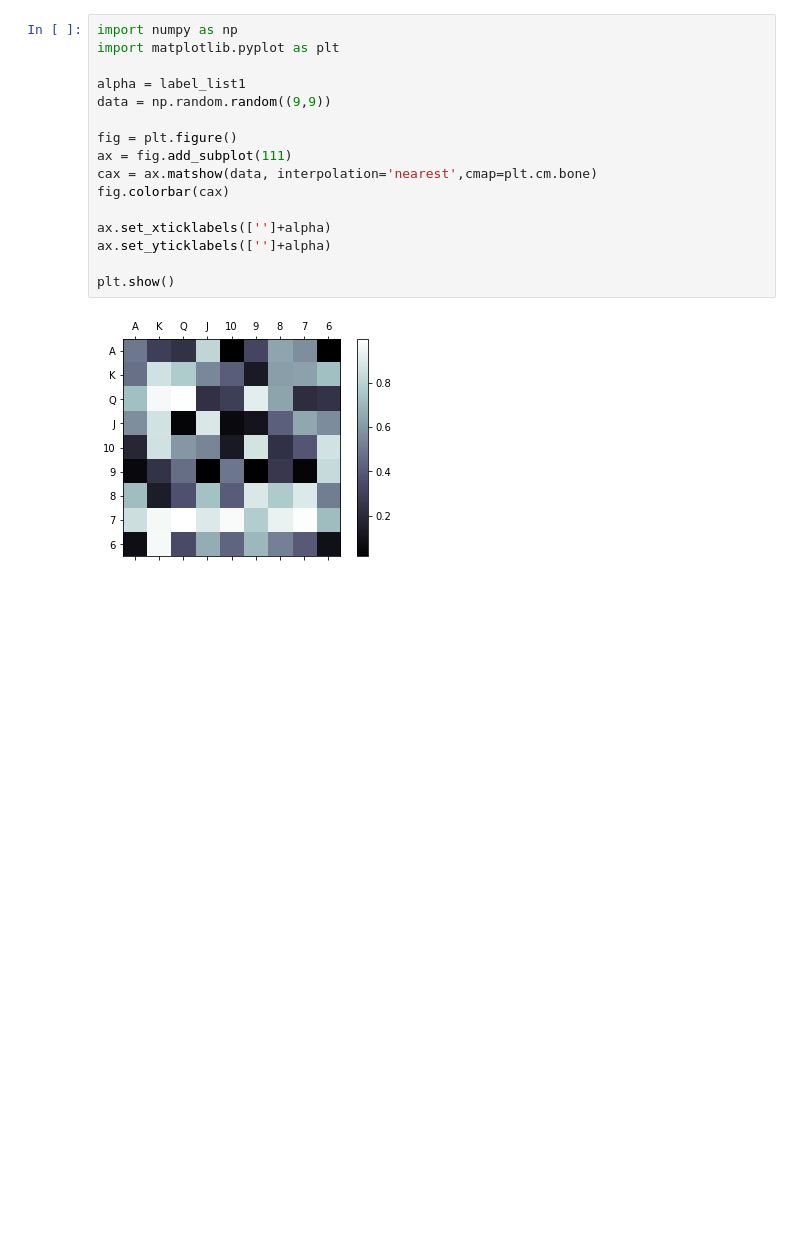
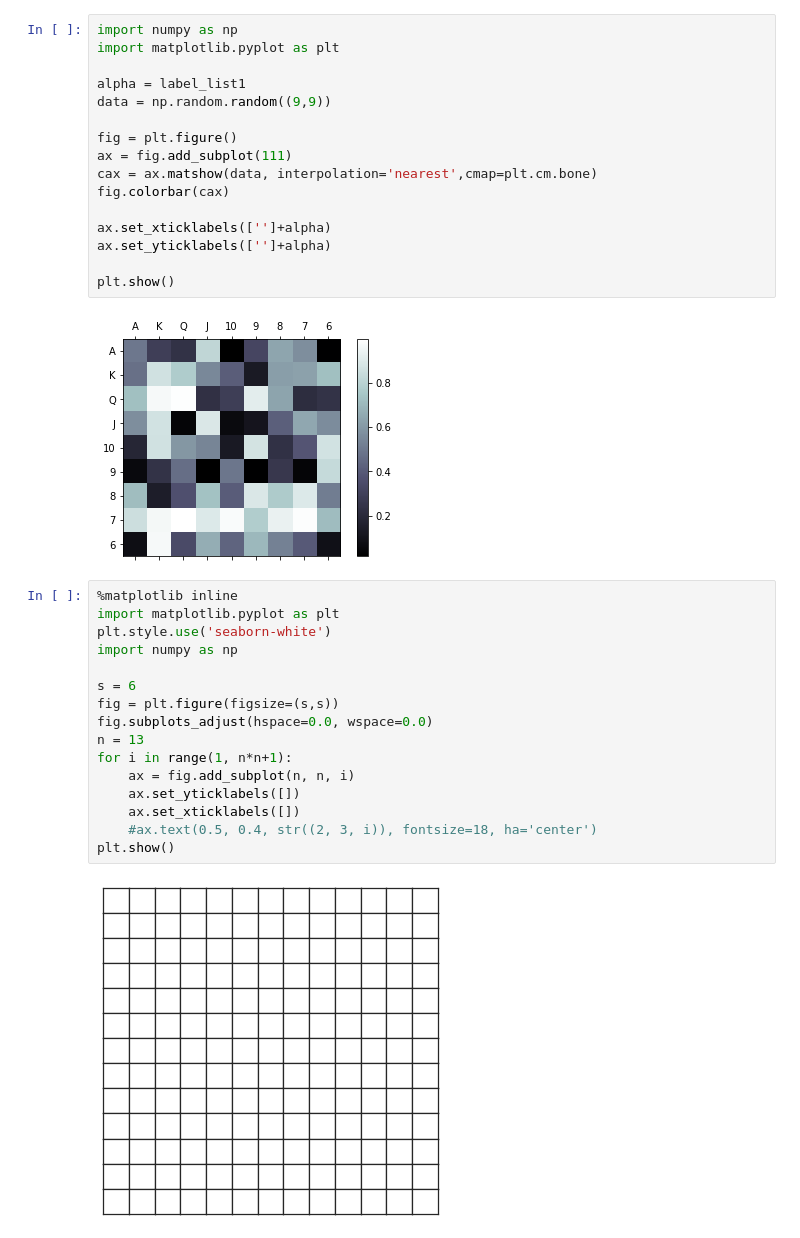
Before and after one commit to pfingstberg/matplotlib, a Jupyter notebook: pyplot_example.ipynb, the cells around one changed output. Drawn from its saved outputs; the diff is of its cells as text; blank space fills up the shorter version.

```diff
--- a/pyplot_example.ipynb
+++ b/pyplot_example.ipynb
@@ -40,3 +40,21 @@ ax.set_yticklabels(['']+alpha)
 plt.show()
 # %% [output]
 [figure]
+# %%
+%matplotlib inline
+import matplotlib.pyplot as plt
+plt.style.use('seaborn-white')
+import numpy as np
+
+s = 6
+fig = plt.figure(figsize=(s,s))
+fig.subplots_adjust(hspace=0.0, wspace=0.0)
+n = 13
+for i in range(1, n*n+1):
+    ax = fig.add_subplot(n, n, i)
+    ax.set_yticklabels([])
+    ax.set_xticklabels([])
+    #ax.text(0.5, 0.4, str((2, 3, i)), fontsize=18, ha='center')
+plt.show()
+# %% [output]
+[figure, added]
```
Also changed, not shown: parts of 1 cell of this notebook.
